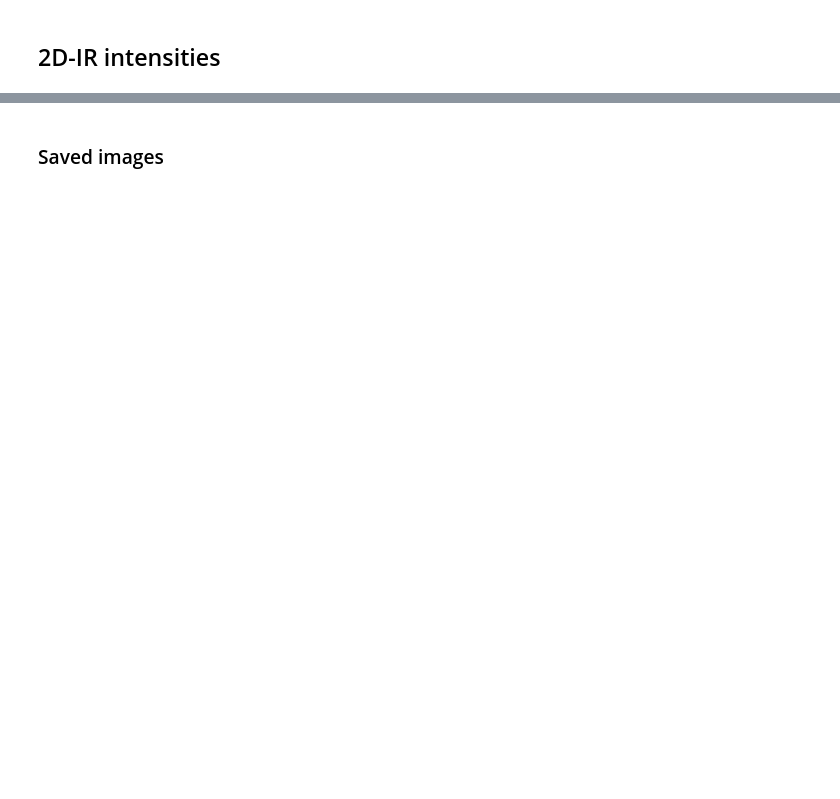
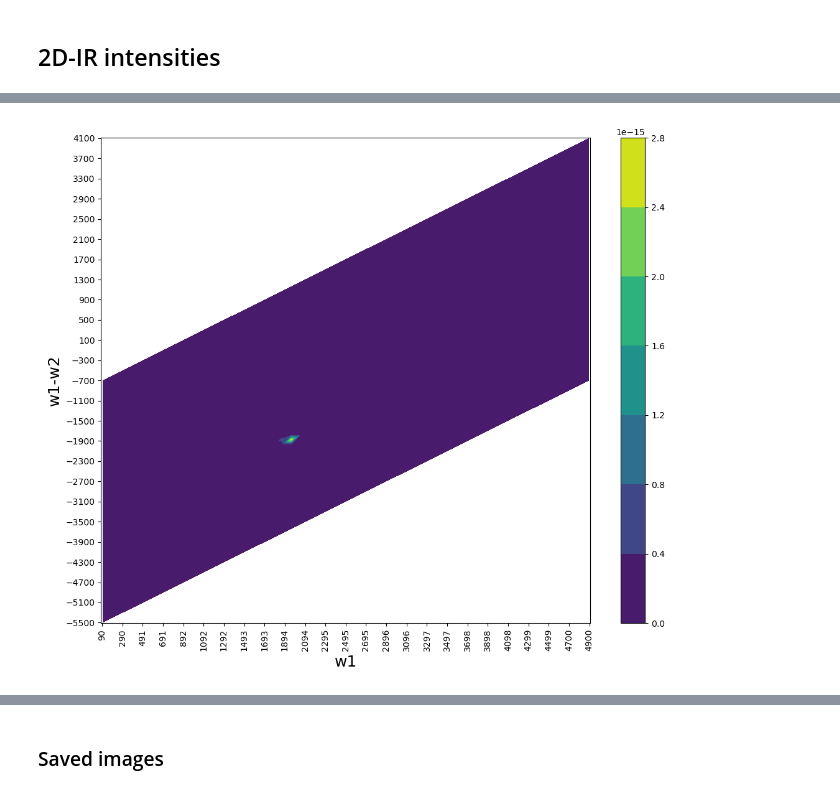
Before and after one commit to wilson-gv-project/wilson-gv, a Jupyter notebook: spectrum2d.ipynb, the cells around one changed output, grey strips where cells are left out. Cells and saved outputs as stored; diff of their text form; code cells hidden in the pictures; blank space fills up the shorter version.

```diff
--- a/spectrum2d.ipynb
+++ b/spectrum2d.ipynb
@@ -540,0 +391,8 @@ plt.show()
+# %%
+settings = {'el_t2':False,
+            'mech_on':False, 'mech_t2':True, 'mech_t3':False,
+            'w1mw2_axis': True, 'printing': False}
+
+plotspectrum(ranges, data, settings)
+# %% [output]
+[figure, added]
```
Also changed, not shown: parts of 14 cells of this notebook, 1 other file.
